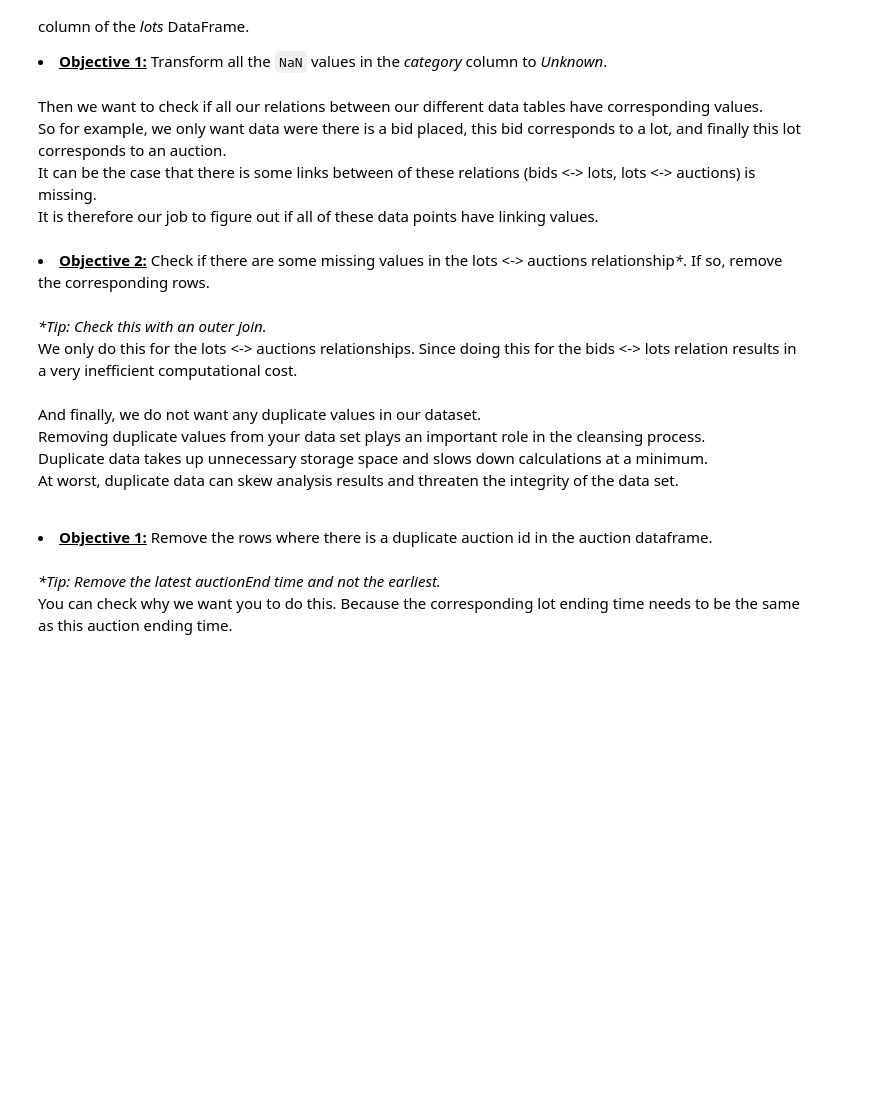
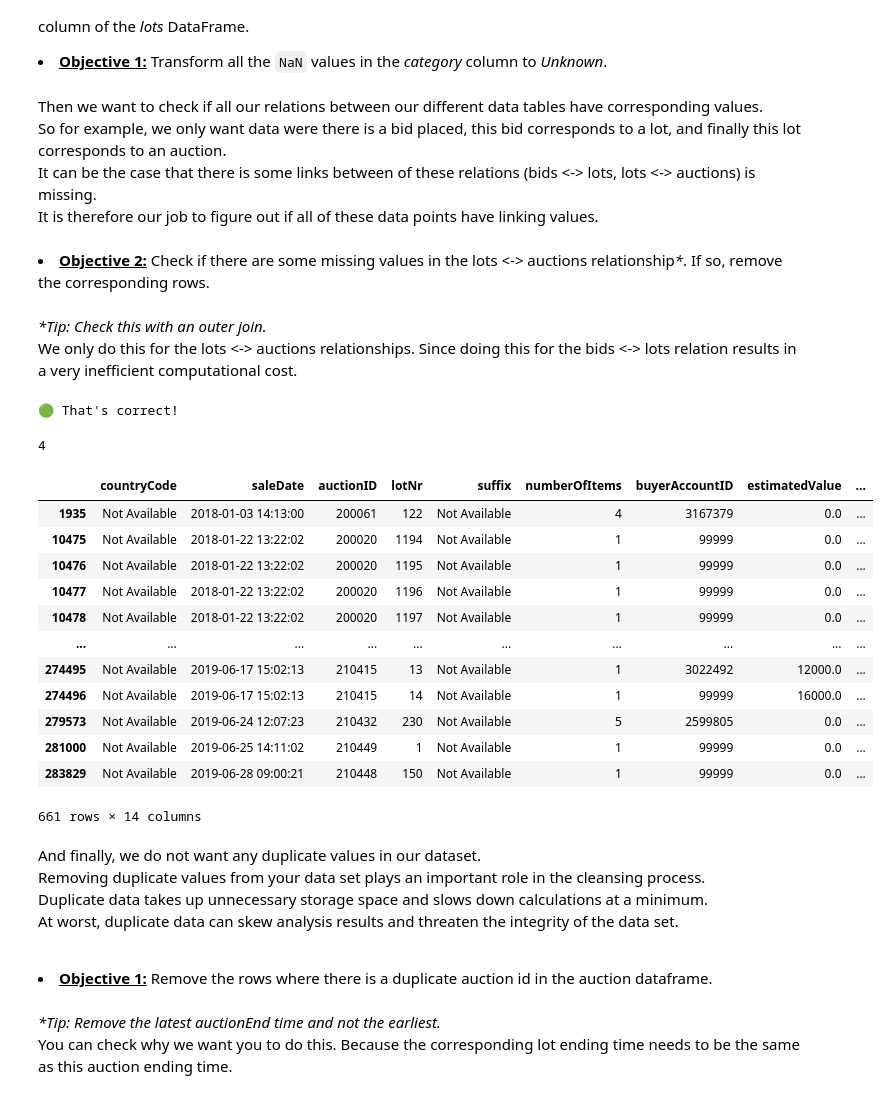
Before and after one commit to DatacationOrg/datacademy-v2, a Jupyter notebook: M10_FINAL/src/Main.ipynb, the cells around one changed output. Saved outputs shown, nothing was run; the diff lists cells and outputs as text; code cells hidden in the pictures; blank space fills up the shorter version.

Commit message:
Module C done

```diff
--- a/M10_FINAL/src/Main.ipynb
+++ b/M10_FINAL/src/Main.ipynb
@@ -455,6 +455,7 @@ We therefore have to transform these values if we want to work with them.
 # %%
 # Transforms each column to the correct dtype
 
+# Transforms each column to the correct dtype
 dtype_dic = {
     "integer" : {
         'lots': ['auctionID', 'lotNr', 'numberOfItems', 'buyerAccountID'],
@@ -476,16 +477,26 @@ for keys_dtype in dtype_dic:
         for column_name in dtype_dic[keys_dtype][keys_df]:
 
             if keys_dtype == 'integer':
-                """Code here"""
+                if keys_df == 'auctions':
+                    auctions[column_name] = auctions[column_name].astype(int)
+                elif keys_df == 'lots':
+                    lots[column_name] = lots[column_name].astype(int)
+                elif keys_df == 'bids':
+                    bids[column_name] = bids[column_name].astype(int)
 
             elif keys_dtype == 'datetime':
-                     """Code here"""
+                if keys_df == 'auctions':
+                    auctions[column_name] = pd.to_datetime(auctions[column_name], format='%Y-%m-%d %H:%M:%S', errors='coerce')
+                elif keys_df == 'lots':
+                    lots[column_name] = pd.to_datetime(lots[column_name], format='%Y-%m-%d %H:%M:%S', errors='coerce')
+                elif keys_df == 'bids':
+                    bids[column_name] = pd.to_datetime(bids[column_name], format='%Y-%m-%d %H:%M:%S', errors='coerce')
 
             elif keys_dtype == 'boolean':
-                """Code here"""
-
-Q_C1 = dtype_dic
-#module.check("C1", Q_C1)
+                if keys_df == 'lots':
+                    lots[column_name] = lots[column_name].astype(bool)
+                elif keys_df == 'bids':
+                    bids[column_name] = bids[column_name].astype(bool)
 # %% [markdown]
 Then we start with looking for actual outliers. We assume and see in our descriptive analysis that there are not any inconsistancies in the auction and bids DataFrame. <br>
 However, we observe that in the lots the <code>estimatedValue</code> and <code>currentBid</code> column negative values contains. This can not be the case in real life. <br>
@@ -500,0 +512,8 @@ lots[lots.currentBid < 0]
+# %%
+#TODO: Print all lots with currentBid smaller than 0.
+#How many lots with negative values on `currentBid`column? If there is any, remove them from the dataframe.
+
+Q_C1 = 4
+module.check("C1", Q_C1)
+
+lots[lots.currentBid < 0]
@@ -534,9 +562,34 @@ It is therefore our job to figure out if all of these data points have linking v
 We only do this for the lots <-> auctions relationships. Since doing this for the bids <-> lots relation results in a very inefficient computational cost.
 <br>
 # %%
+#TODO check how many NaN does lots have
 # lots[lots.isnull().any(axis=1)]
+
+#TODO Use fill NaN to replace Nan to `Unknow`
 lots['category'] = lots['category'].fillna('Unknown')
 # lots[lots.isnull().any(axis=1)]
+
+# How many rows with the `Category` `Unknow` in the lots dataframe?
+Q_C1_1 = 66
+module.check("C1", Q_C1)
+
+lots[lots['category'] == 'Unknown']
+# %% [output]
+🟢 That's correct!
+4
+|  | countryCode | saleDate | auctionID | lotNr | suffix | numberOfItems | buyerAccountID | estimatedValue | ... |
+| 1935 | Not Available | 2018-01-03 14:13:00 | 200061 | 122 | Not Available | 4 | 3167379 | 0.0 | ... |
+| 10475 | Not Available | 2018-01-22 13:22:02 | 200020 | 1194 | Not Available | 1 | 99999 | 0.0 | ... |
+| 10476 | Not Available | 2018-01-22 13:22:02 | 200020 | 1195 | Not Available | 1 | 99999 | 0.0 | ... |
+| 10477 | Not Available | 2018-01-22 13:22:02 | 200020 | 1196 | Not Available | 1 | 99999 | 0.0 | ... |
+| 10478 | Not Available | 2018-01-22 13:22:02 | 200020 | 1197 | Not Available | 1 | 99999 | 0.0 | ... |
+| ... | ... | ... | ... | ... | ... | ... | ... | ... | ... |
+| 274495 | Not Available | 2019-06-17 15:02:13 | 210415 | 13 | Not Available | 1 | 3022492 | 12000.0 | ... |
+| 274496 | Not Available | 2019-06-17 15:02:13 | 210415 | 14 | Not Available | 1 | 99999 | 16000.0 | ... |
+| 279573 | Not Available | 2019-06-24 12:07:23 | 210432 | 230 | Not Available | 5 | 2599805 | 0.0 | ... |
+| 281000 | Not Available | 2019-06-25 14:11:02 | 210449 | 1 | Not Available | 1 | 99999 | 0.0 | ... |
+| 283829 | Not Available | 2019-06-28 09:00:21 | 210448 | 150 | Not Available | 1 | 99999 | 0.0 | ... |
+661 rows × 14 columns
 # %%
 # This returns the ids of the auctions which doesn't occur in the lots auctionID column.
 remove_these_ids = pd.merge(lots, auctions, left_on='auctionID', right_on='id', how='outer')[pd.merge(lots, auctions, left_on='auctionID', right_on='id', how='outer').lotNr.isna()].id.unique()
```
Also changed, not shown: parts of 11 cells of this notebook, 1 other file.
